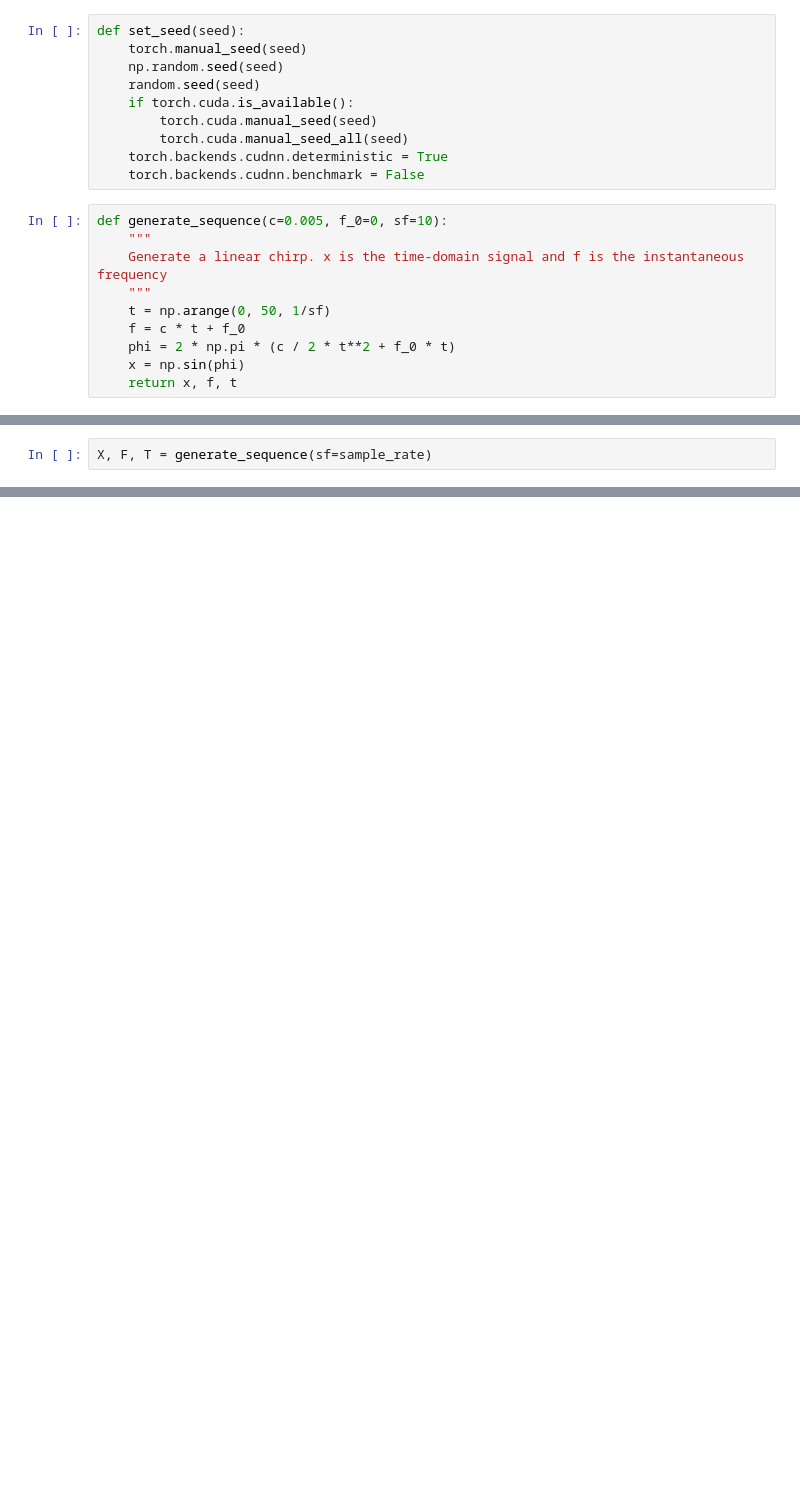
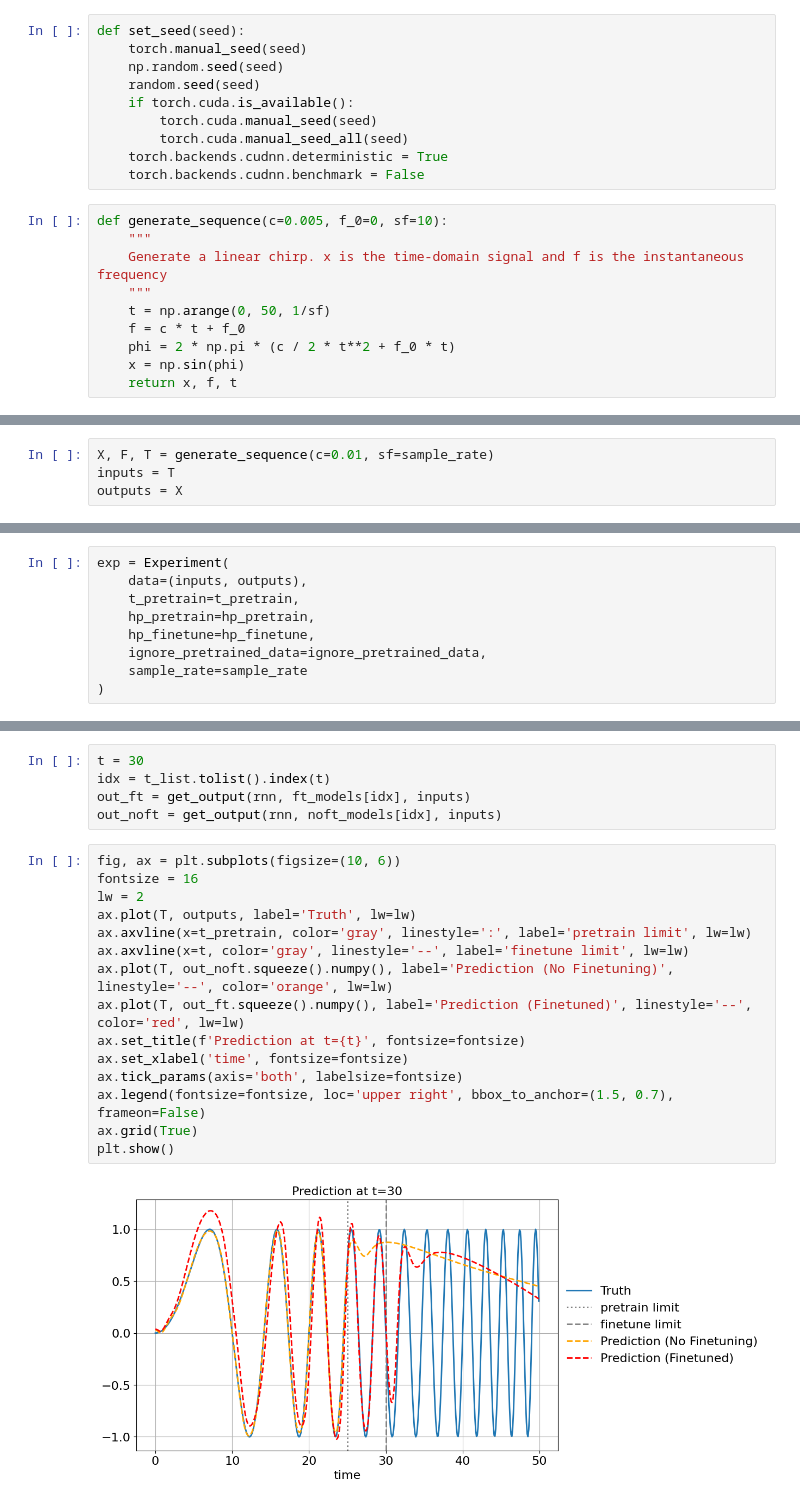
Before and after one commit to Laknath1996/RAG-exps, a Jupyter notebook: notebooks/3-toy-learn-chirp.ipynb, the cells around one changed output, grey strips where cells are left out. Saved outputs shown, nothing was run; the diff lists cells and outputs as text; blank space fills up the shorter version.

```diff
--- a/notebooks/3-toy-learn-chirp.ipynb
+++ b/notebooks/3-toy-learn-chirp.ipynb
@@ -174,2 +226,4 @@ hp_finetune = Hyperparameters(hidden_size=hidden_size, lr=lr_finetune, num_epoch
 # %%
-X, F, T = generate_sequence(sf=sample_rate)
+X, F, T = generate_sequence(c=0.01, sf=sample_rate)
+inputs = T
+outputs = X
@@ -193,0 +230,9 @@ plt.show()
+# %%
+exp = Experiment(
+    data=(inputs, outputs),
+    t_pretrain=t_pretrain,
+    hp_pretrain=hp_pretrain,
+    hp_finetune=hp_finetune,
+    ignore_pretrained_data=ignore_pretrained_data,
+    sample_rate=sample_rate
+)
@@ -193,0 +282,22 @@ plt.show()
+# %%
+t = 30
+idx = t_list.tolist().index(t)
+out_ft = get_output(rnn, ft_models[idx], inputs)
+out_noft = get_output(rnn, noft_models[idx], inputs)
+# %%
+fig, ax = plt.subplots(figsize=(10, 6))
+fontsize = 16
+lw = 2
+ax.plot(T, outputs, label='Truth', lw=lw)
+ax.axvline(x=t_pretrain, color='gray', linestyle=':', label='pretrain limit', lw=lw)
+ax.axvline(x=t, color='gray', linestyle='--', label='finetune limit', lw=lw)
+ax.plot(T, out_noft.squeeze().numpy(), label='Prediction (No Finetuning)', linestyle='--', color='orange', lw=lw)
+ax.plot(T, out_ft.squeeze().numpy(), label='Prediction (Finetuned)', linestyle='--', color='red', lw=lw)
+ax.set_title(f'Prediction at t={t}', fontsize=fontsize)
+ax.set_xlabel('time', fontsize=fontsize)
+ax.tick_params(axis='both', labelsize=fontsize)
+ax.legend(fontsize=fontsize, loc='upper right', bbox_to_anchor=(1.5, 0.7), frameon=False)
+ax.grid(True)
+plt.show()
+# %% [output]
+[figure, added]
```
Also changed, not shown: parts of 11 cells of this notebook, 2 other files.
